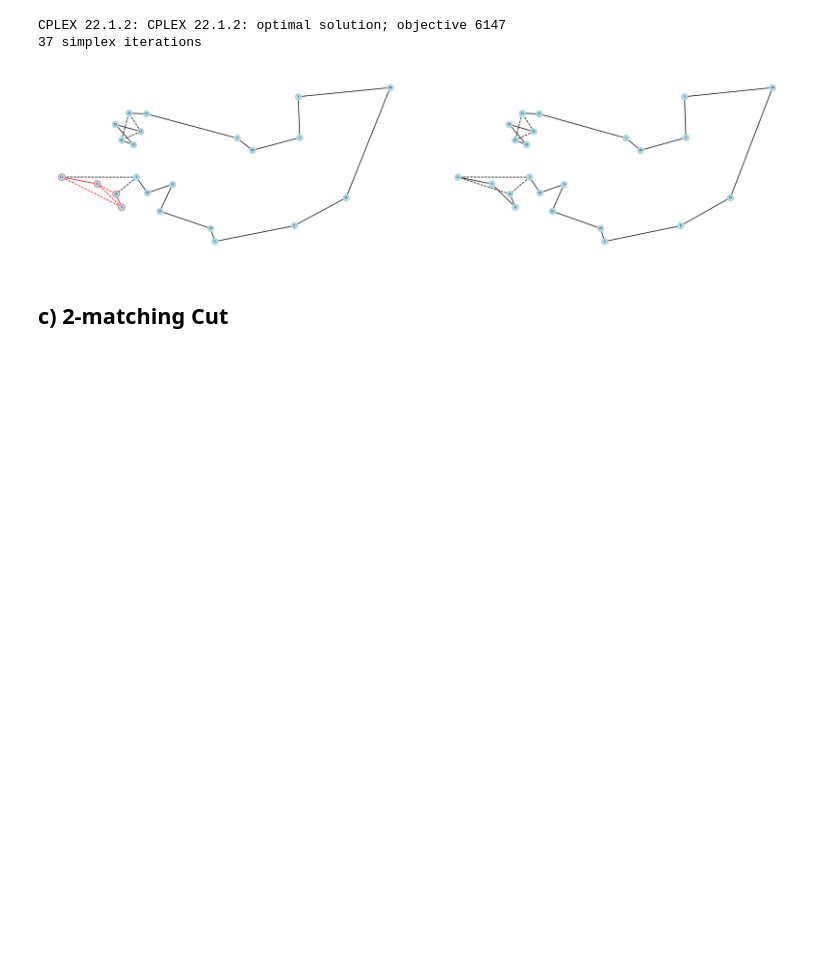
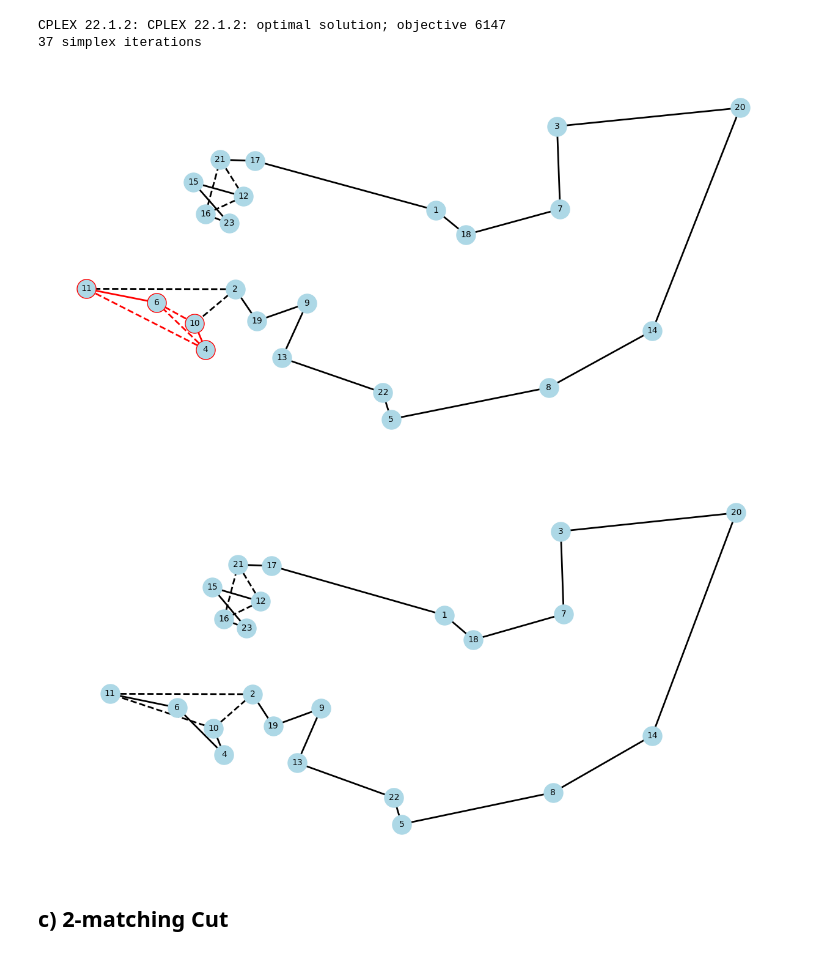
Before and after one commit to Diviloper/MESIO, a Jupyter notebook: mmio/tsp/lower_bounds.ipynb, the cells around one changed output. Cells and saved outputs as stored; diff of their text form; code cells hidden in the pictures; blank space fills up the shorter version.

```diff
--- a/mmio/tsp/lower_bounds.ipynb
+++ b/mmio/tsp/lower_bounds.ipynb
@@ -160,45 +160,46 @@ summary_data.append(summary_entry("SEC 2", sec_2_arcs, sec_2_cost))
 CPLEX 22.1.2: CPLEX 22.1.2: optimal solution; objective 6147
 37 simplex iterations
 # %%
-sec_2_fig, sec_2_axes = plt.subplots(1, 2, figsize=(32, 8))
+sec_2_fig_pre = plt.figure(figsize=(16, 8))
 paint_graph(
     sec_arcs,
-    axes=sec_2_axes[0],
     personalized_arcs={
         (4, 6): {
             "edge_color": "red",
-            "style": "solid" if lr_arcs[(4, 6)].is_integer() else "dashed",
+            "style": "solid" if sec_arcs[(4, 6)].is_integer() else "dashed",
         },
         (4, 10): {
             "edge_color": "red",
-            "style": "solid" if lr_arcs[(4, 10)].is_integer() else "dashed",
+            "style": "solid" if sec_arcs[(4, 10)].is_integer() else "dashed",
         },
         (4, 11): {
             "edge_color": "red",
-            "style": "solid" if lr_arcs[(4, 11)].is_integer() else "dashed",
+            "style": "solid" if sec_arcs[(4, 11)].is_integer() else "dashed",
         },
         (6, 10): {
             "edge_color": "red",
-            "style": "solid" if lr_arcs[(6, 10)].is_integer() else "dashed",
+            "style": "solid" if sec_arcs[(6, 10)].is_integer() else "dashed",
         },
         (6, 11): {
             "edge_color": "red",
-            "style": "solid" if lr_arcs[(6, 11)].is_integer() else "dashed",
+            "style": "solid" if sec_arcs[(6, 11)].is_integer() else "dashed",
         },
     },
     personalized_nodes={
         4: {"node_color": "lightblue", "edgecolors": "red"},
         6: {"node_color": "lightblue", "edgecolors": "red"},
         10: {"node_color": "lightblue", "edgecolors": "red"},
         11: {"node_color": "lightblue", "edgecolors": "red"},
     }
 )
-paint_graph(sec_2_arcs, axes=sec_2_axes[1])
-plt.tight_layout()
+sec_2_fig_pre.savefig("images/sec_2_pre.png", dpi=400, bbox_inches='tight')
 
-sec_2_fig.savefig("images/sec_2.png", dpi=400)
+sec_2_fig_post = plt.figure(figsize=(16, 8))
+paint_graph(sec_2_arcs)
+sec_2_fig_post.savefig("images/sec_2_post.png", dpi=400, bbox_inches='tight')
 # %% [output]
-[figure, old version]
+[figure, new version]
+[figure, added]
 # %% [markdown]
 ## c) 2-matching Cut
 # %%
```
Also changed, not shown: parts of 13 cells of this notebook, 22 other files.
